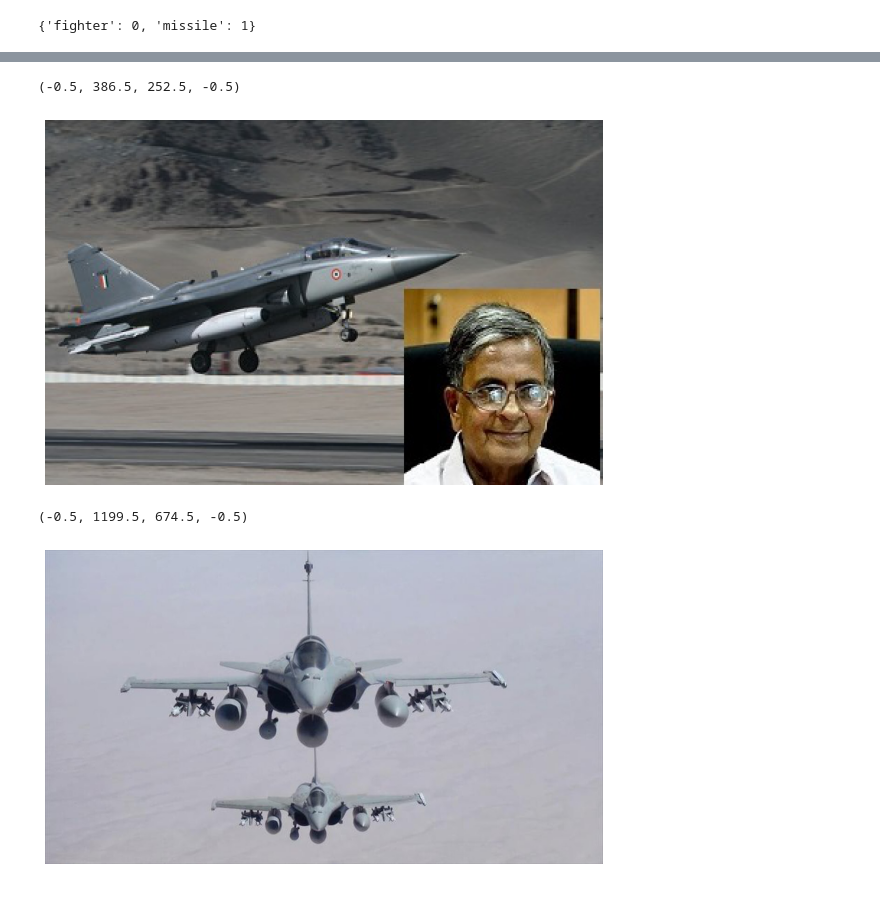
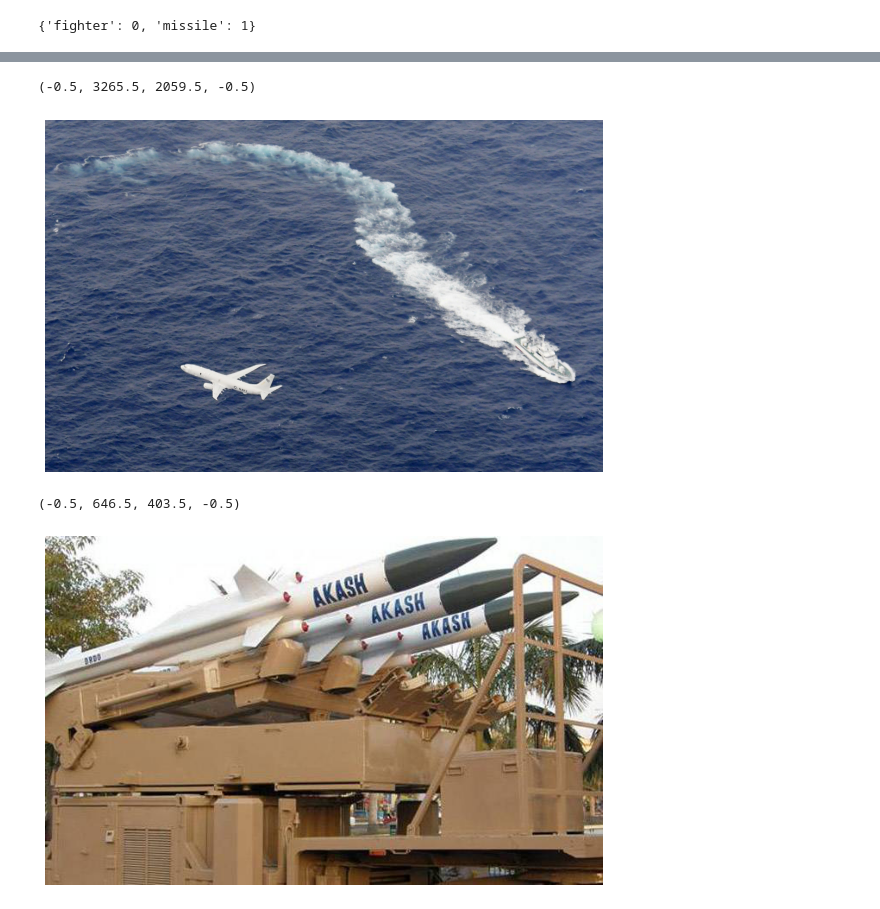
Before and after one commit to Zonner93/cnn-python-keras, a Jupyter notebook: cnn_missile_vs_fighter_jet.ipynb, the cells around one changed output, grey strips where cells are left out. Cells and saved outputs as stored; diff of their text form; code cells hidden in the pictures.

```diff
--- a/cnn_missile_vs_fighter_jet.ipynb
+++ b/cnn_missile_vs_fighter_jet.ipynb
@@ -156,7 +156,7 @@ passenger - zbiór testowy 131
 # %%
 # @title Wybierz indeks przykładowego zdjęcia pocisku ze zbioru treningowego:
 
-idx = 691  # @param {type:'slider', min:0, max:920}
+idx = 511  # @param {type:'slider', min:0, max:920}
 names_mapping = dict(enumerate(missile_file_names))
 img_path = os.path.join(train_missile_dir, names_mapping[idx])
 
@@ -172,7 +172,7 @@ plt.axis(False)
 # %%
 # @title Wybierz indeks przykładowego zdjęcia myśliwca ze zbioru treningowego:
 
-idx = 83  # @param {type:'slider', min:0, max:920}
+idx = 789  # @param {type:'slider', min:0, max:920}
 names_mapping = dict(enumerate(fighter_file_names))
 img_path = os.path.join(train_fighter_dir, names_mapping[idx])
 
@@ -500,6 +499,6 @@ Index(['fighter/00000104.jpg', 'fighter/00000110.jpg', 'fighter/00000193.jpg',
       dtype='object')
 # %%
-img_path = os.path.join(test_fighter_dir, '00001819.jpg')
+img_path = os.path.join(test_fighter_dir, '00000793.jpg')
 
 img = image.load_img(img_path)
 
@@ -508,17 +507,17 @@ plt.imshow(img)
 plt.grid(False)
 plt.axis(False)
 # %% [output]
-(-0.5, 386.5, 252.5, -0.5)
+(-0.5, 3265.5, 2059.5, -0.5)
-[figure, old version]
+[figure, new version]
 # %%
-img_path = os.path.join(test_missile_dir, '00001421.jpg')
+img_path = os.path.join(test_missile_dir, '00000706.jpg')
 
 img = image.load_img(img_path)
 
 plt.figure(figsize=(10, 10))
 plt.imshow(img)
 plt.grid(False)
 plt.axis(False)
 # %% [output]
-(-0.5, 1199.5, 674.5, -0.5)
+(-0.5, 646.5, 403.5, -0.5)
-[figure, old version]
+[figure, new version]
```
Also changed, not shown: parts of 15 cells of this notebook.
